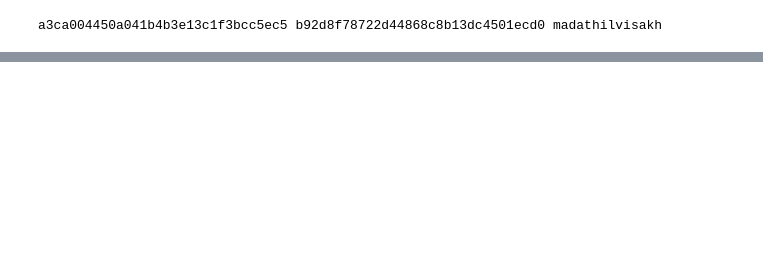
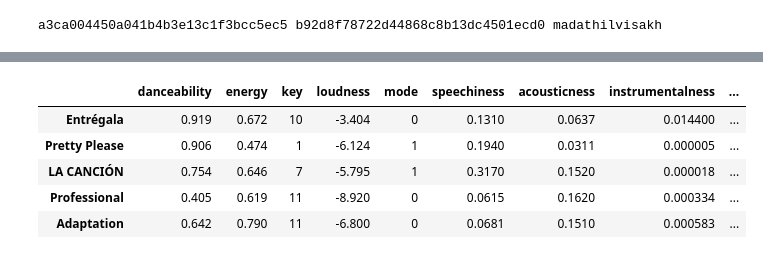
Before and after one commit to vmmadathil/spotify-acrostic, a Jupyter notebook: notebooks/01-VM-Exploring.ipynb, the cells around one changed output, grey strips where cells are left out. Cells and saved outputs as stored; diff of their text form; code cells hidden in the pictures; blank space fills up the shorter version.

Commit message:
got recent tracks

```diff
--- a/notebooks/01-VM-Exploring.ipynb
+++ b/notebooks/01-VM-Exploring.ipynb
@@ -26,7 +26,7 @@ print(SPOTIFY_CLIENT, SPOTIFY_SECRET, USERNAME)
 a3ca004450a041b4b3e13c1f3bcc5ec5 b92d8f78722d44868c8b13dc4501ecd0 madathilvisakh
 # %%
 #authorizations
-scope = 'user-library-read playlist-modify-public playlist-read-private'
+scope = 'user-library-read user-top-read playlist-modify-public playlist-read-private'
 
 
 credentials_manager = SpotifyClientCredentials(client_id=SPOTIFY_CLIENT, client_secret=SPOTIFY_SECRET)
@@ -53,0 +40,9 @@ print(results)
+# %%
+results = sp.current_user_saved_tracks()
+tracks = results['items']
+while results['next']:
+    results = sp.next(results)
+    tracks.extend(results['items'])
+
+for track in tracks:
+    print(track['track']['name'])
@@ -53,0 +67,31 @@ print(results)
+# %%
+#creating a database of all songs and features
+import pandas as pd
+
+#songs = tracks["items"]
+
+track_ids = []
+track_names = []
+
+for i in range(0, len(tracks)):
+    #Removes the local tracks in your playlist if there is any
+    if tracks[i]['track']['id'] != None:
+        track_ids.append(tracks[i]['track']['id'])
+        track_names.append(tracks[i]['track']['name'])
+
+features = []
+for i in range(0,len(track_ids)):
+    audio_features = sp.audio_features(track_ids[i])
+    for track in audio_features:
+        features.append(track)
+
+playlist_df = pd.DataFrame(features, index = track_names)
+
+playlist_df.head()
+# %% [output]
+|  | danceability | energy | key | loudness | mode | speechiness | acousticness | instrumentalness | ... |
+| Entrégala | 0.919 | 0.672 | 10 | -3.404 | 0 | 0.1310 | 0.0637 | 0.014400 | ... |
+| Pretty Please | 0.906 | 0.474 | 1 | -6.124 | 1 | 0.1940 | 0.0311 | 0.000005 | ... |
+| LA CANCIÓN | 0.754 | 0.646 | 7 | -5.795 | 1 | 0.3170 | 0.1520 | 0.000018 | ... |
+| Professional | 0.405 | 0.619 | 11 | -8.920 | 0 | 0.0615 | 0.1620 | 0.000334 | ... |
+| Adaptation | 0.642 | 0.790 | 11 | -6.800 | 0 | 0.0681 | 0.1510 | 0.000583 | ... |
```
Also changed, not shown: parts of 10 cells of this notebook, 2 other files.
